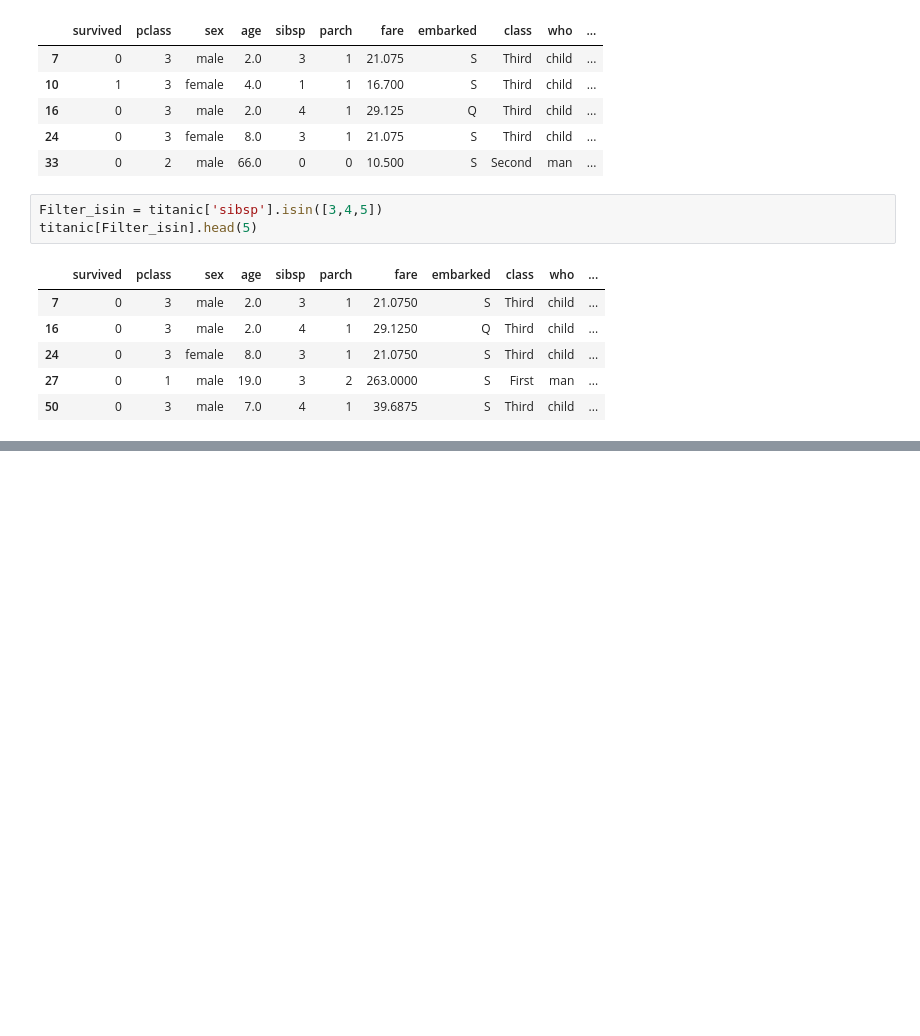
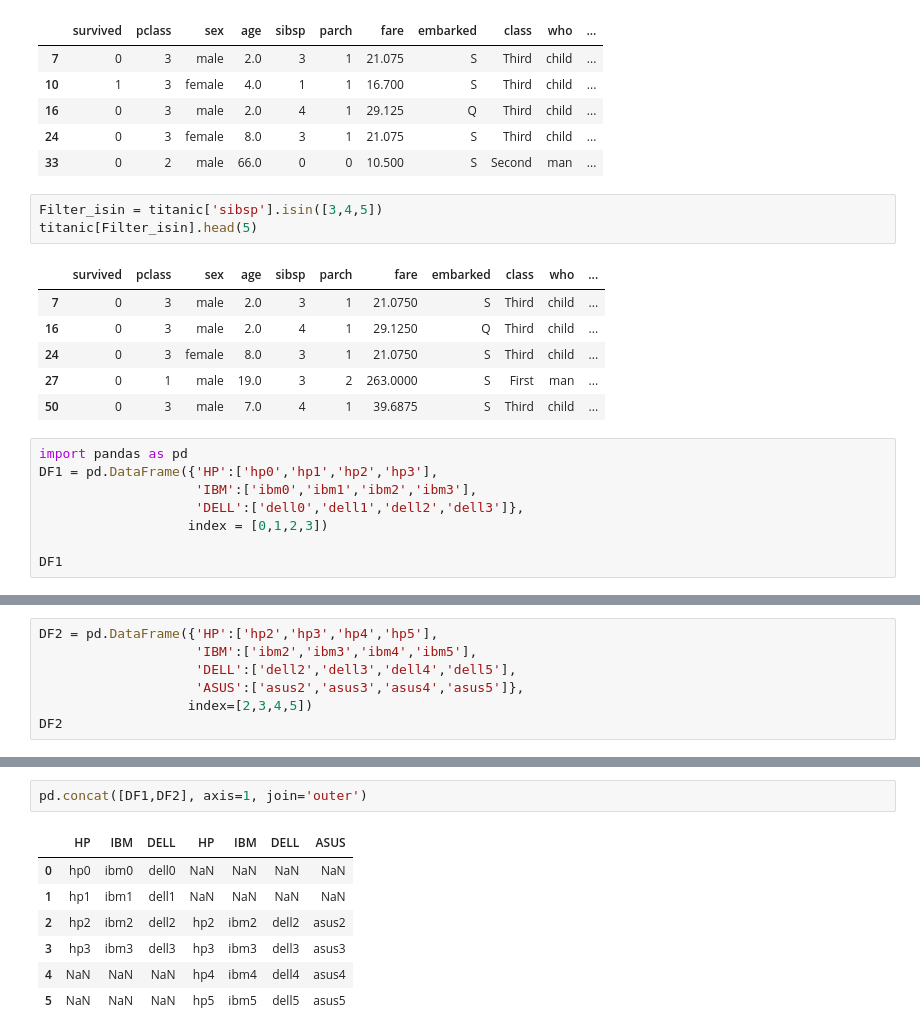
Before and after one commit to Seungeun-Song/Study-for-K-Digital-AI-developer, a Jupyter notebook: Practice/21_02_23_Data_Processing.ipynb, the cells around one changed output, grey strips where cells are left out. Drawn from its saved outputs; the diff is of its cells as text; blank space fills up the shorter version.

```diff
--- a/Practice/21_02_23_Data_Processing.ipynb
+++ b/Practice/21_02_23_Data_Processing.ipynb
@@ -361,3 +361,11 @@ titanic[Filter_isin].head(5)
 | 24 | 0 | 3 | female | 8.0 | 3 | 1 | 21.0750 | S | Third | child | ... |
 | 27 | 0 | 1 | male | 19.0 | 3 | 2 | 263.0000 | S | First | man | ... |
 | 50 | 0 | 3 | male | 7.0 | 4 | 1 | 39.6875 | S | Third | child | ... |
+# %%
+import pandas as pd
+DF1 = pd.DataFrame({'HP':['hp0','hp1','hp2','hp3'],
+                    'IBM':['ibm0','ibm1','ibm2','ibm3'],
+                    'DELL':['dell0','dell1','dell2','dell3']},
+                   index = [0,1,2,3])
+
+DF1
@@ -363,0 +378,7 @@ titanic[Filter_isin].head(5)
+# %%
+DF2 = pd.DataFrame({'HP':['hp2','hp3','hp4','hp5'],
+                    'IBM':['ibm2','ibm3','ibm4','ibm5'],
+                    'DELL':['dell2','dell3','dell4','dell5'],
+                    'ASUS':['asus2','asus3','asus4','asus5']},
+                   index=[2,3,4,5])
+DF2
@@ -363,0 +422,10 @@ titanic[Filter_isin].head(5)
+# %%
+pd.concat([DF1,DF2], axis=1, join='outer')
+# %% [output]
+|  | HP | IBM | DELL | HP | IBM | DELL | ASUS |
+| 0 | hp0 | ibm0 | dell0 | NaN | NaN | NaN | NaN |
+| 1 | hp1 | ibm1 | dell1 | NaN | NaN | NaN | NaN |
+| 2 | hp2 | ibm2 | dell2 | hp2 | ibm2 | dell2 | asus2 |
+| 3 | hp3 | ibm3 | dell3 | hp3 | ibm3 | dell3 | asus3 |
+| 4 | NaN | NaN | NaN | hp4 | ibm4 | dell4 | asus4 |
+| 5 | NaN | NaN | NaN | hp5 | ibm5 | dell5 | asus5 |
```
Also changed, not shown: parts of 26 cells of this notebook.
